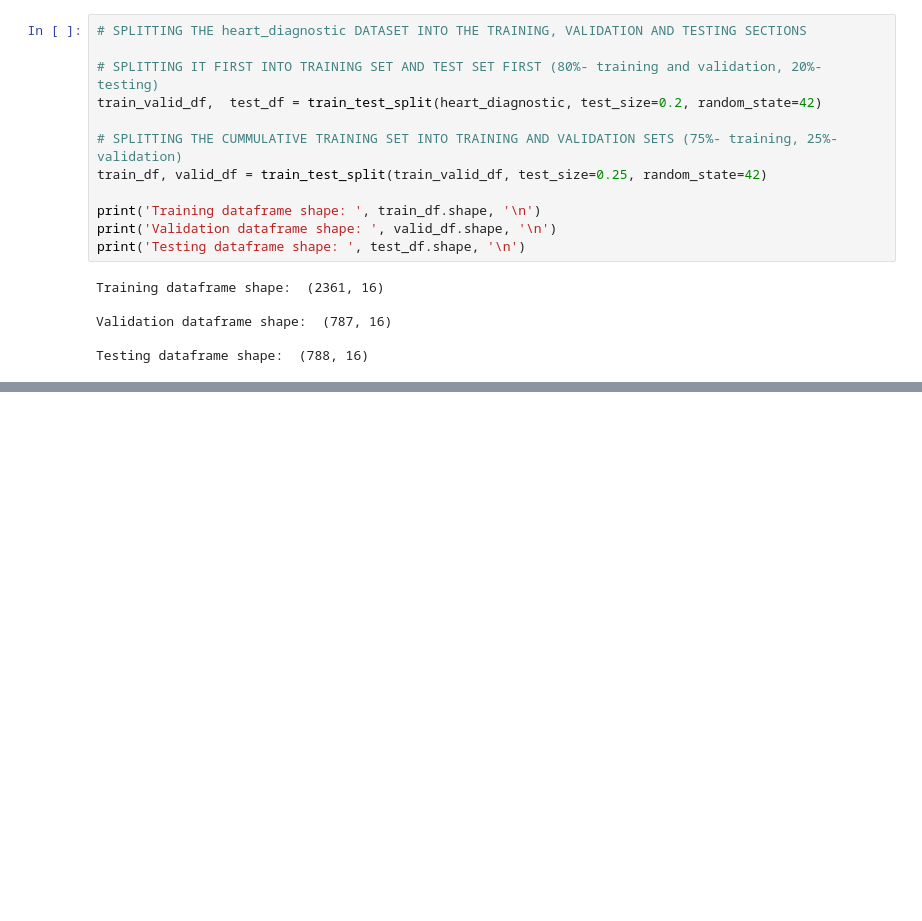
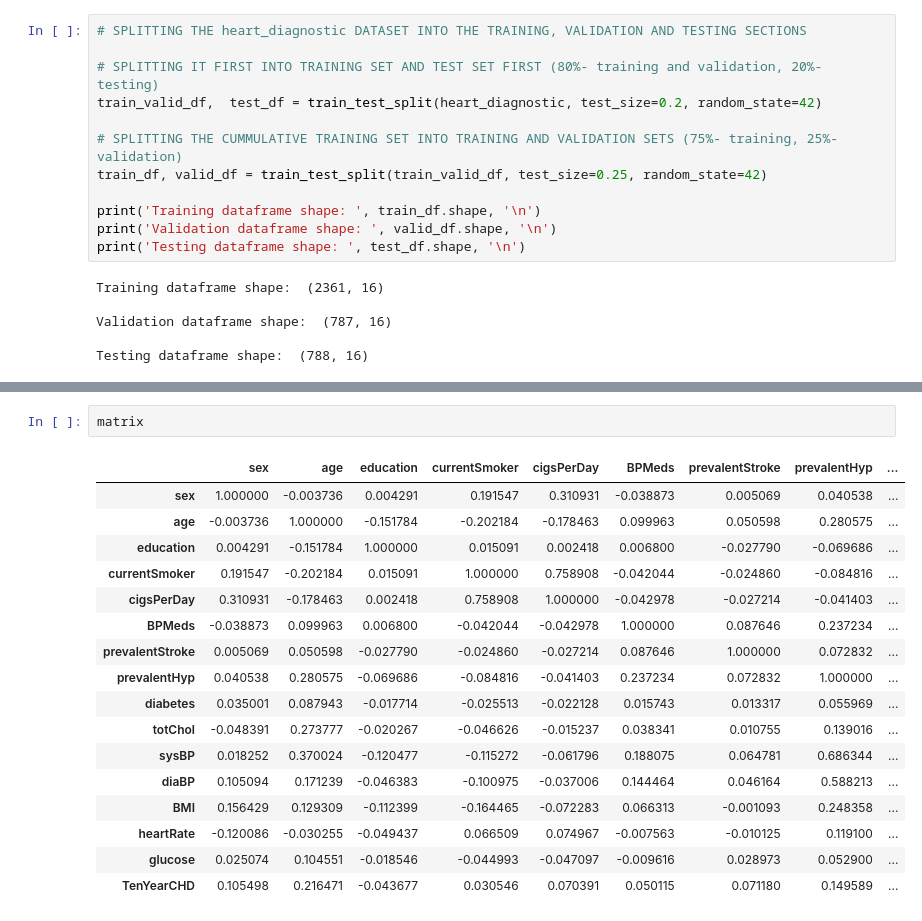
Before and after one commit to popsy-jeff/MACHINE-LEARNING-LOGISTIC-REGRESSION, a Jupyter notebook: Framingham_Logistic_Regression.ipynb, the cells around one changed output, grey strips where cells are left out. Cells and saved outputs as stored; diff of their text form; blank space fills up the shorter version.

```diff
--- a/Framingham_Logistic_Regression.ipynb
+++ b/Framingham_Logistic_Regression.ipynb
@@ -419,0 +440,20 @@ Testing dataframe shape:  (788, 16)
+# %%
+matrix
+# %% [output]
+|  | sex | age | education | currentSmoker | cigsPerDay | BPMeds | prevalentStroke | prevalentHyp | ... |
+| sex | 1.000000 | -0.003736 | 0.004291 | 0.191547 | 0.310931 | -0.038873 | 0.005069 | 0.040538 | ... |
+| age | -0.003736 | 1.000000 | -0.151784 | -0.202184 | -0.178463 | 0.099963 | 0.050598 | 0.280575 | ... |
+| education | 0.004291 | -0.151784 | 1.000000 | 0.015091 | 0.002418 | 0.006800 | -0.027790 | -0.069686 | ... |
+| currentSmoker | 0.191547 | -0.202184 | 0.015091 | 1.000000 | 0.758908 | -0.042044 | -0.024860 | -0.084816 | ... |
+| cigsPerDay | 0.310931 | -0.178463 | 0.002418 | 0.758908 | 1.000000 | -0.042978 | -0.027214 | -0.041403 | ... |
+| BPMeds | -0.038873 | 0.099963 | 0.006800 | -0.042044 | -0.042978 | 1.000000 | 0.087646 | 0.237234 | ... |
+| prevalentStroke | 0.005069 | 0.050598 | -0.027790 | -0.024860 | -0.027214 | 0.087646 | 1.000000 | 0.072832 | ... |
+| prevalentHyp | 0.040538 | 0.280575 | -0.069686 | -0.084816 | -0.041403 | 0.237234 | 0.072832 | 1.000000 | ... |
+| diabetes | 0.035001 | 0.087943 | -0.017714 | -0.025513 | -0.022128 | 0.015743 | 0.013317 | 0.055969 | ... |
+| totChol | -0.048391 | 0.273777 | -0.020267 | -0.046626 | -0.015237 | 0.038341 | 0.010755 | 0.139016 | ... |
+| sysBP | 0.018252 | 0.370024 | -0.120477 | -0.115272 | -0.061796 | 0.188075 | 0.064781 | 0.686344 | ... |
+| diaBP | 0.105094 | 0.171239 | -0.046383 | -0.100975 | -0.037006 | 0.144464 | 0.046164 | 0.588213 | ... |
+| BMI | 0.156429 | 0.129309 | -0.112399 | -0.164465 | -0.072283 | 0.066313 | -0.001093 | 0.248358 | ... |
+| heartRate | -0.120086 | -0.030255 | -0.049437 | 0.066509 | 0.074967 | -0.007563 | -0.010125 | 0.119100 | ... |
+| glucose | 0.025074 | 0.104551 | -0.018546 | -0.044993 | -0.047097 | -0.009616 | 0.028973 | 0.052900 | ... |
+| TenYearCHD | 0.105498 | 0.216471 | -0.043677 | 0.030546 | 0.070391 | 0.050115 | 0.071180 | 0.149589 | ... |
```
Also changed, not shown: parts of 3 cells of this notebook.
